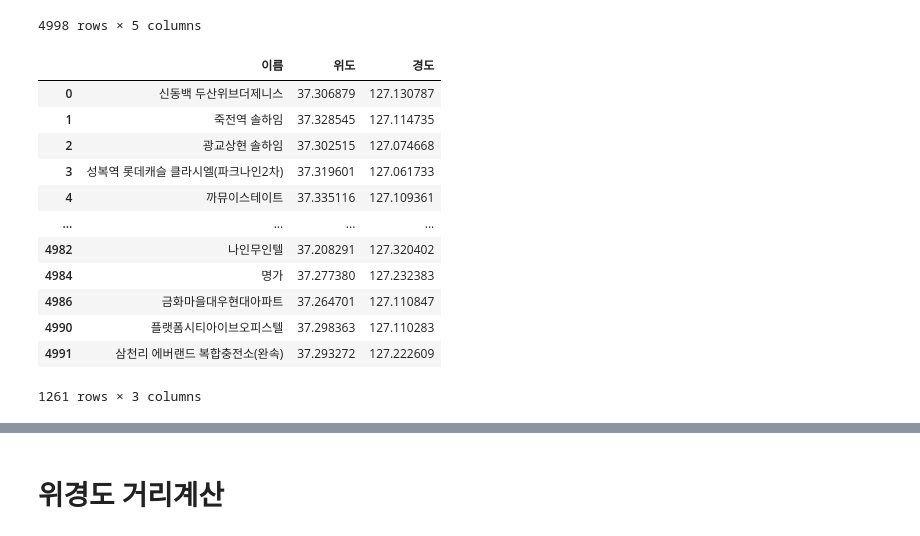
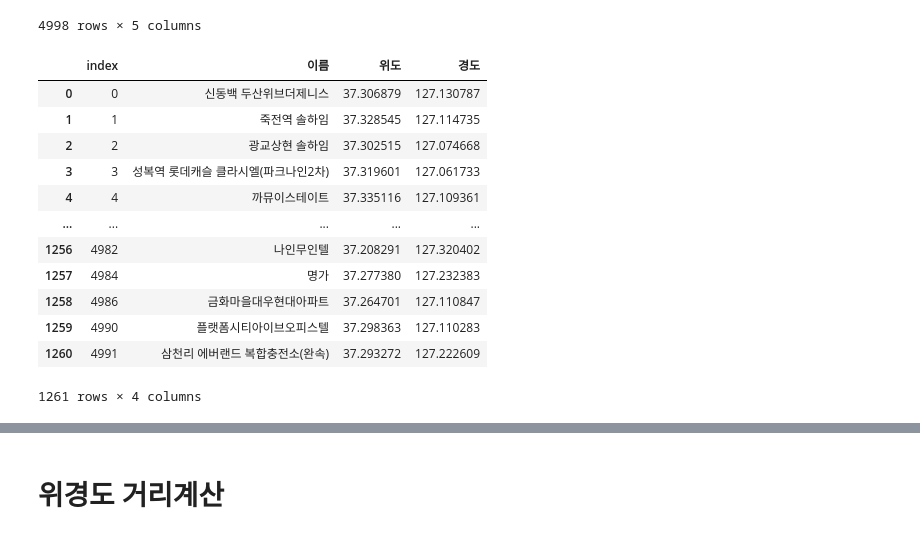
Before and after one commit to jaesoekjjang/ev-station-opt, a Jupyter notebook: code/위경도 거리계산.ipynb, the cells around one changed output, grey strips where cells are left out. Saved outputs shown, nothing was run; the diff lists cells and outputs as text; code cells hidden in the pictures.

```diff
--- a/code/위경도 거리계산.ipynb
+++ b/code/위경도 거리계산.ipynb
@@ -135,18 +135,21 @@ cha
 4998 rows × 5 columns
 # %%
 fin_cha = cha.drop(['level_0','index'],axis=1)
-fin_cha.drop_duplicates(['위도', '경도'])
+fin_cha = fin_cha.drop_duplicates(['위도', '경도'])
-# %% [output]
-|  | 이름 | 위도 | 경도 |
-| 0 | 신동백 두산위브더제니스 | 37.306879 | 127.130787 |
-| 1 | 죽전역 솔하임 | 37.328545 | 127.114735 |
-| 2 | 광교상현 솔하임 | 37.302515 | 127.074668 |
-| 3 | 성복역 롯데캐슬 클라시엘(파크나인2차) | 37.319601 | 127.061733 |
-| 4 | 까뮤이스테이트 | 37.335116 | 127.109361 |
-| ... | ... | ... | ... |
-| 4982 | 나인무인텔 | 37.208291 | 127.320402 |
-| 4984 | 명가 | 37.277380 | 127.232383 |
-| 4986 | 금화마을대우현대아파트 | 37.264701 | 127.110847 |
-| 4990 | 플랫폼시티아이브오피스텔 | 37.298363 | 127.110283 |
-| 4991 | 삼천리 에버랜드 복합충전소(완속) | 37.293272 | 127.222609 |
-1261 rows × 3 columns
+# %%
+fin_cha = fin_cha.reset_index()
+fin_cha
+# %% [output]
+|  | index | 이름 | 위도 | 경도 |
+| 0 | 0 | 신동백 두산위브더제니스 | 37.306879 | 127.130787 |
+| 1 | 1 | 죽전역 솔하임 | 37.328545 | 127.114735 |
+| 2 | 2 | 광교상현 솔하임 | 37.302515 | 127.074668 |
+| 3 | 3 | 성복역 롯데캐슬 클라시엘(파크나인2차) | 37.319601 | 127.061733 |
+| 4 | 4 | 까뮤이스테이트 | 37.335116 | 127.109361 |
+| ... | ... | ... | ... | ... |
+| 1256 | 4982 | 나인무인텔 | 37.208291 | 127.320402 |
+| 1257 | 4984 | 명가 | 37.277380 | 127.232383 |
+| 1258 | 4986 | 금화마을대우현대아파트 | 37.264701 | 127.110847 |
+| 1259 | 4990 | 플랫폼시티아이브오피스텔 | 37.298363 | 127.110283 |
+| 1260 | 4991 | 삼천리 에버랜드 복합충전소(완속) | 37.293272 | 127.222609 |
+1261 rows × 4 columns
```
Also changed, not shown: parts of 4 cells of this notebook, 1 other file.
